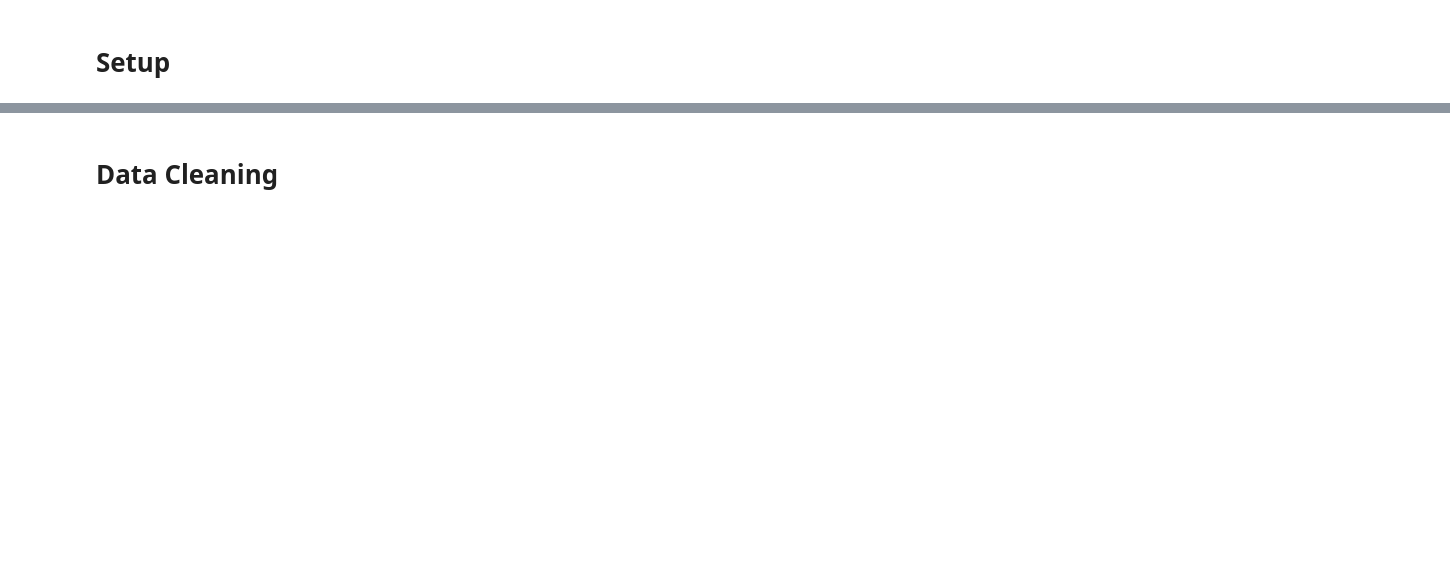
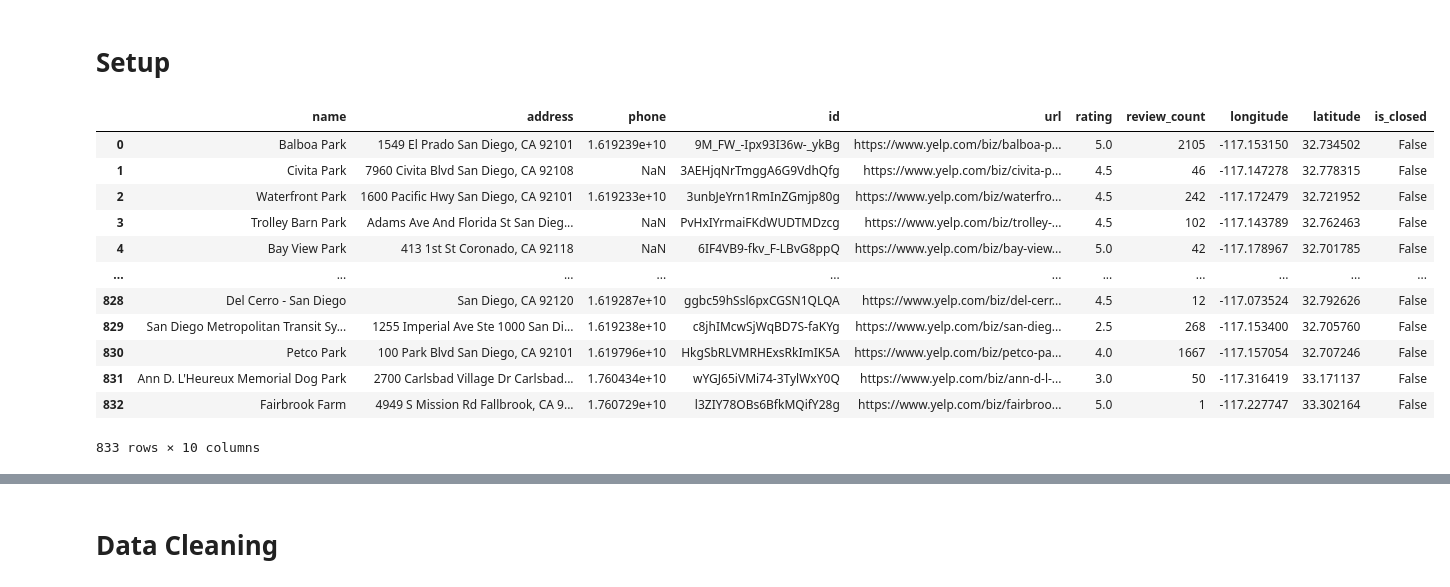
Before and after one commit to michaelbaluja/individual_fa20, a Jupyter notebook: final_project/FinalProject_ritwikksinha.ipynb, the cells around one changed output, grey strips where cells are left out. Drawn from its saved outputs; the diff is of its cells as text; code cells hidden in the pictures; blank space fills up the shorter version.

```diff
--- a/final_project/FinalProject_ritwikksinha.ipynb
+++ b/final_project/FinalProject_ritwikksinha.ipynb
@@ -47,0 +77,17 @@ import matplotlib.pyplot as plt
+# %%
+df_parks = pd.read_csv('https://raw.githubusercontent.com/COGS108/individual_fa20/master/data/yelp_SD_parks.csv')
+df_parks
+# %% [output]
+|  | name | address | phone | id | url | rating | review_count | longitude | latitude | is_closed |
+| 0 | Balboa Park | 1549 El Prado San Diego, CA 92101 | 1.619239e+10 | 9M_FW_-Ipx93I36w-_ykBg | https://www.yelp.com/biz/balboa-p... | 5.0 | 2105 | -117.153150 | 32.734502 | False |
+| 1 | Civita Park | 7960 Civita Blvd San Diego, CA 92108 | NaN | 3AEHjqNrTmggA6G9VdhQfg | https://www.yelp.com/biz/civita-p... | 4.5 | 46 | -117.147278 | 32.778315 | False |
+| 2 | Waterfront Park | 1600 Pacific Hwy San Diego, CA 92101 | 1.619233e+10 | 3unbJeYrn1RmInZGmjp80g | https://www.yelp.com/biz/waterfro... | 4.5 | 242 | -117.172479 | 32.721952 | False |
+| 3 | Trolley Barn Park | Adams Ave And Florida St San Dieg... | NaN | PvHxIYrmaiFKdWUDTMDzcg | https://www.yelp.com/biz/trolley-... | 4.5 | 102 | -117.143789 | 32.762463 | False |
+| 4 | Bay View Park | 413 1st St Coronado, CA 92118 | NaN | 6IF4VB9-fkv_F-LBvG8ppQ | https://www.yelp.com/biz/bay-view... | 5.0 | 42 | -117.178967 | 32.701785 | False |
+| ... | ... | ... | ... | ... | ... | ... | ... | ... | ... | ... |
+| 828 | Del Cerro - San Diego | San Diego, CA 92120 | 1.619287e+10 | ggbc59hSsl6pxCGSN1QLQA | https://www.yelp.com/biz/del-cerr... | 4.5 | 12 | -117.073524 | 32.792626 | False |
+| 829 | San Diego Metropolitan Transit Sy... | 1255 Imperial Ave Ste 1000 San Di... | 1.619238e+10 | c8jhIMcwSjWqBD7S-faKYg | https://www.yelp.com/biz/san-dieg... | 2.5 | 268 | -117.153400 | 32.705760 | False |
+| 830 | Petco Park | 100 Park Blvd San Diego, CA 92101 | 1.619796e+10 | HkgSbRLVMRHExsRkImIK5A | https://www.yelp.com/biz/petco-pa... | 4.0 | 1667 | -117.157054 | 32.707246 | False |
+| 831 | Ann D. L'Heureux Memorial Dog Park | 2700 Carlsbad Village Dr Carlsbad... | 1.760434e+10 | wYGJ65iVMi74-3TylWxY0Q | https://www.yelp.com/biz/ann-d-l-... | 3.0 | 50 | -117.316419 | 33.171137 | False |
+| 832 | Fairbrook Farm | 4949 S Mission Rd Fallbrook, CA 9... | 1.760729e+10 | l3ZIY78OBs6BfkMQifY28g | https://www.yelp.com/biz/fairbroo... | 5.0 | 1 | -117.227747 | 33.302164 | False |
+833 rows × 10 columns
```
Also changed, not shown: parts of 42 cells of this notebook.
